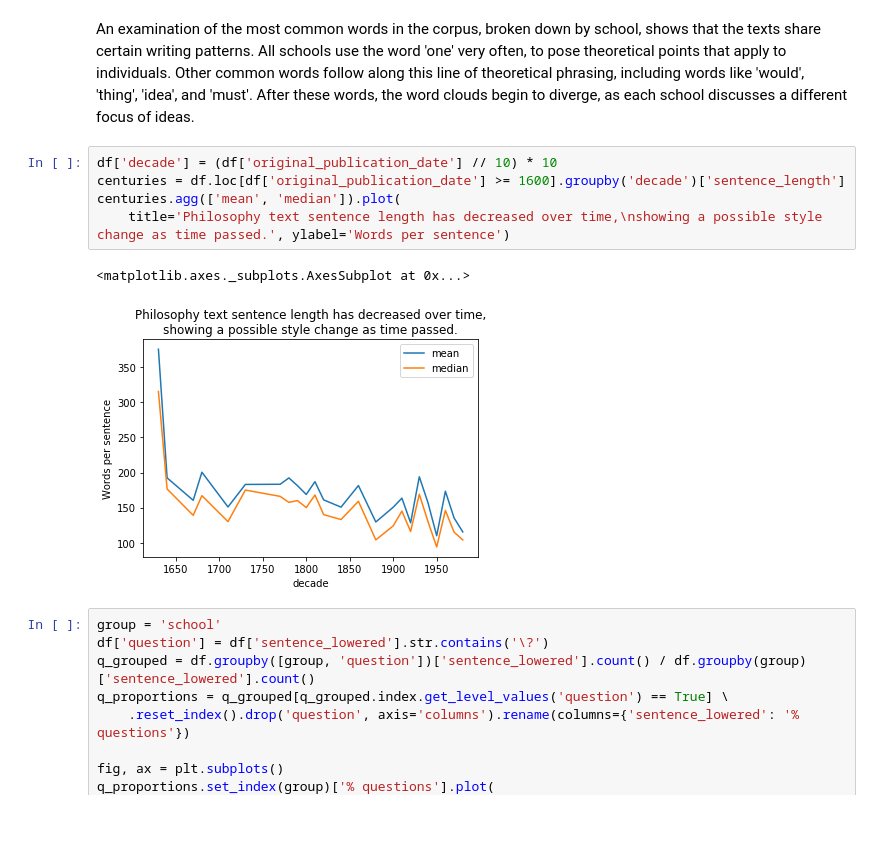
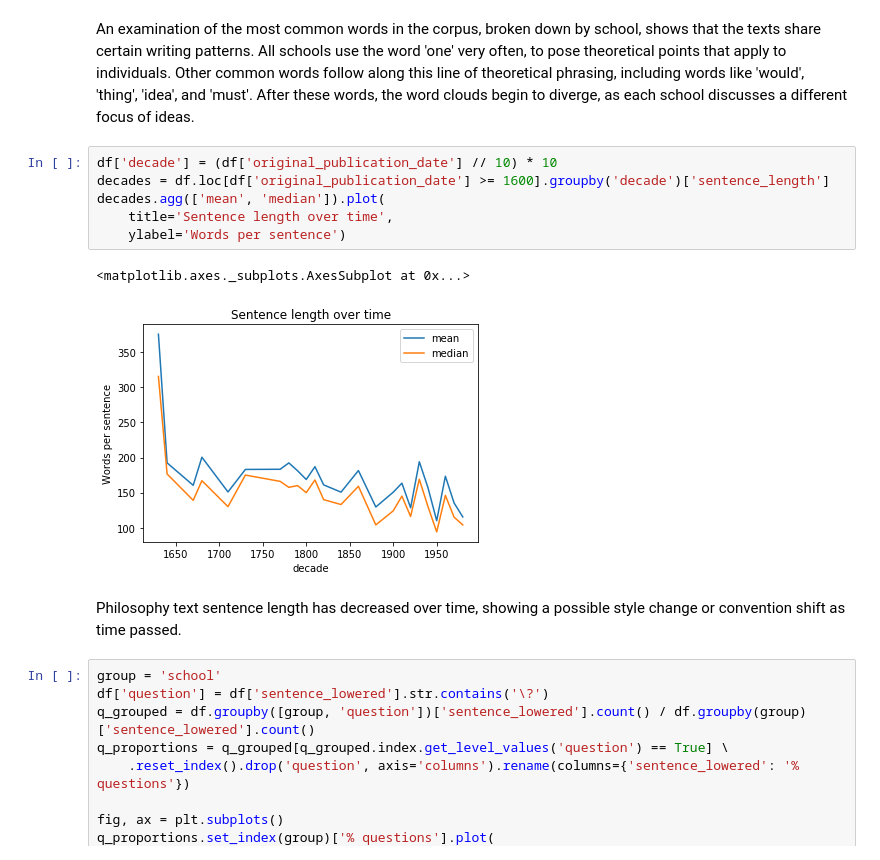
Before and after one commit to matthewpark319/ADSProject1, a Jupyter notebook: doc/Untitled.ipynb, the cells around one changed output. Saved outputs shown, nothing was run; the diff lists cells and outputs as text; blank space fills up the shorter version.

```diff
--- a/doc/Untitled.ipynb
+++ b/doc/Untitled.ipynb
@@ -73,12 +76,15 @@ for i in range(len(ax)):
 An examination of the most common words in the corpus, broken down by school, shows that the texts share certain writing patterns. All schools use the word 'one' very often, to pose theoretical points that apply to individuals. Other common words follow along this line of theoretical phrasing, including words like 'would', 'thing', 'idea', and 'must'. After these words, the word clouds begin to diverge, as each school discusses a different focus of ideas.
 # %%
 df['decade'] = (df['original_publication_date'] // 10) * 10
-centuries = df.loc[df['original_publication_date'] >= 1600].groupby('decade')['sentence_length']
-centuries.agg(['mean', 'median']).plot(
-    title='Philosophy text sentence length has decreased over time,\nshowing a possible style change as time passed.', ylabel='Words per sentence')
+decades = df.loc[df['original_publication_date'] >= 1600].groupby('decade')['sentence_length']
+decades.agg(['mean', 'median']).plot(
+    title='Sentence length over time',
+    ylabel='Words per sentence')
 # %% [output]
 <matplotlib.axes._subplots.AxesSubplot at 0x...>
-[figure, old version]
+[figure, new version]
+# %% [markdown]
+Philosophy text sentence length has decreased over time, showing a possible style change or convention shift as time passed.
 # %%
 group = 'school'
 df['question'] = df['sentence_lowered'].str.contains('\?')
```
Also changed, not shown: parts of 9 cells of this notebook.
